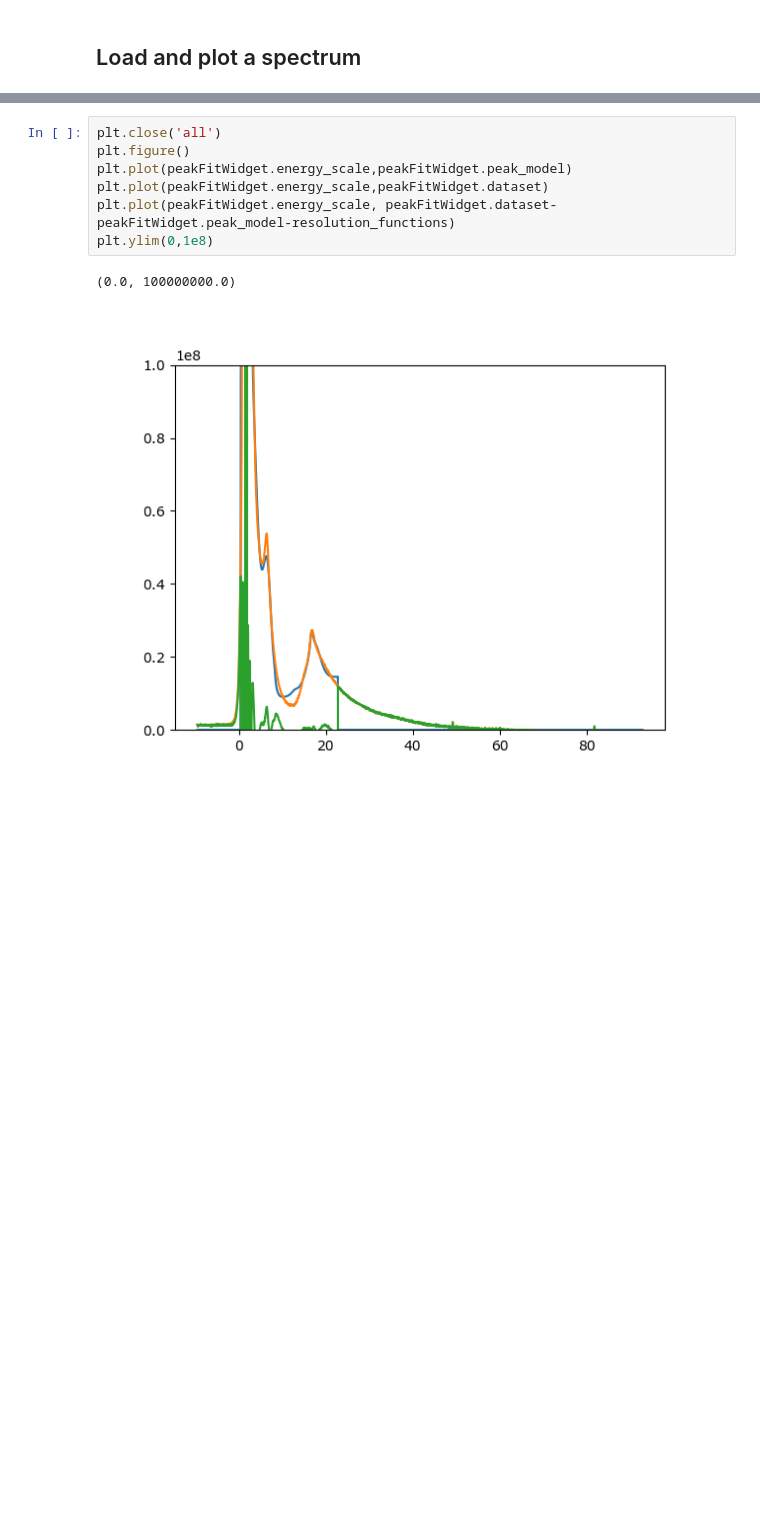
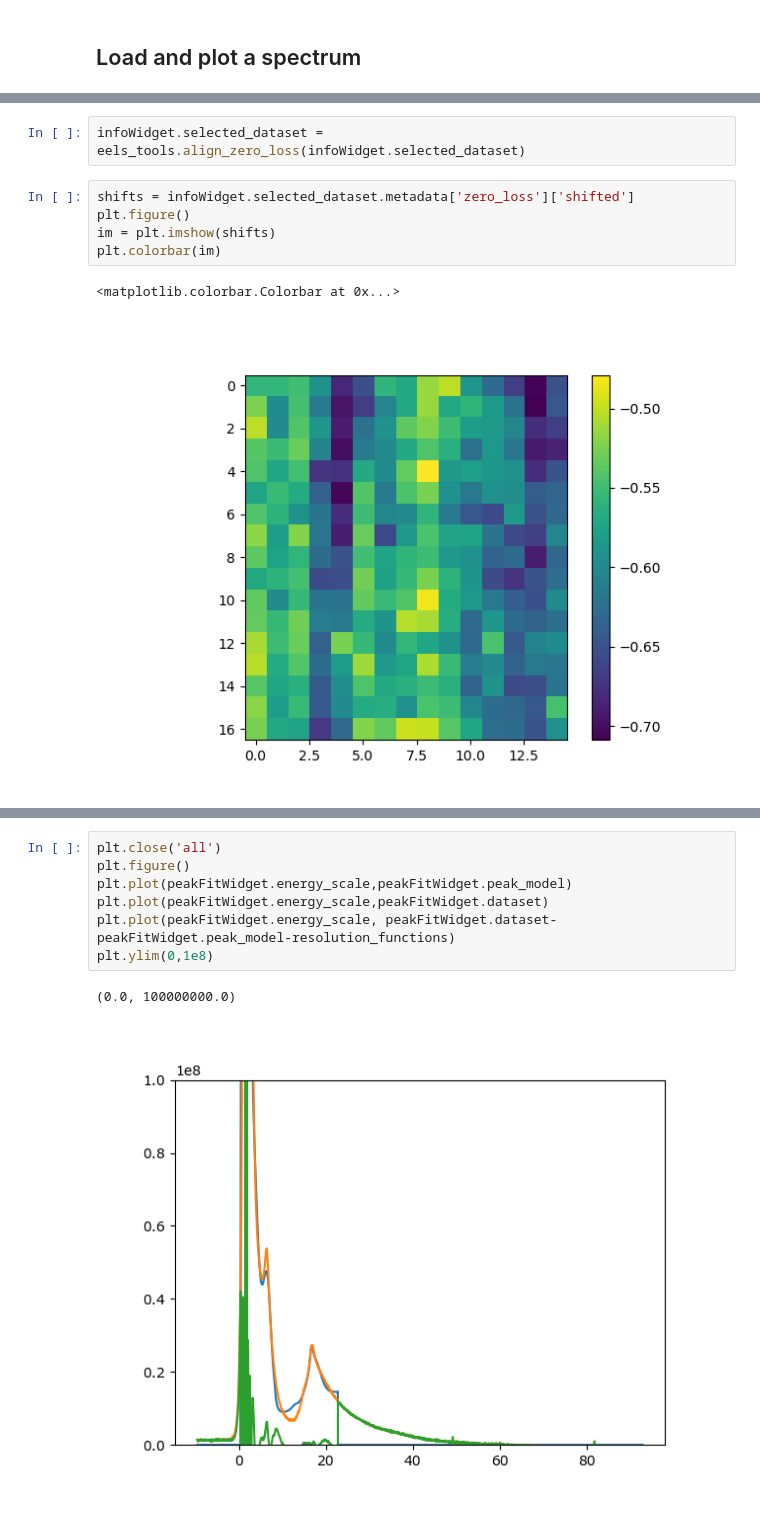
Before and after one commit to pycroscopy/pyTEMlib, a Jupyter notebook: notebooks/EELS/Analyse_Low_Loss.ipynb, the cells around one changed output, grey strips where cells are left out. Drawn from its saved outputs; the diff is of its cells as text; blank space fills up the shorter version.

```diff
--- a/notebooks/EELS/Analyse_Low_Loss.ipynb
+++ b/notebooks/EELS/Analyse_Low_Loss.ipynb
@@ -249,0 +304,10 @@ fileWidget.selected_dataset
+# %%
+infoWidget.selected_dataset = eels_tools.align_zero_loss(infoWidget.selected_dataset)
+# %%
+shifts = infoWidget.selected_dataset.metadata['zero_loss']['shifted']
+plt.figure()
+im = plt.imshow(shifts)
+plt.colorbar(im)
+# %% [output]
+<matplotlib.colorbar.Colorbar at 0x...>
+[figure, added]
```
Also changed, not shown: parts of 36 cells of this notebook, 22 other files.
